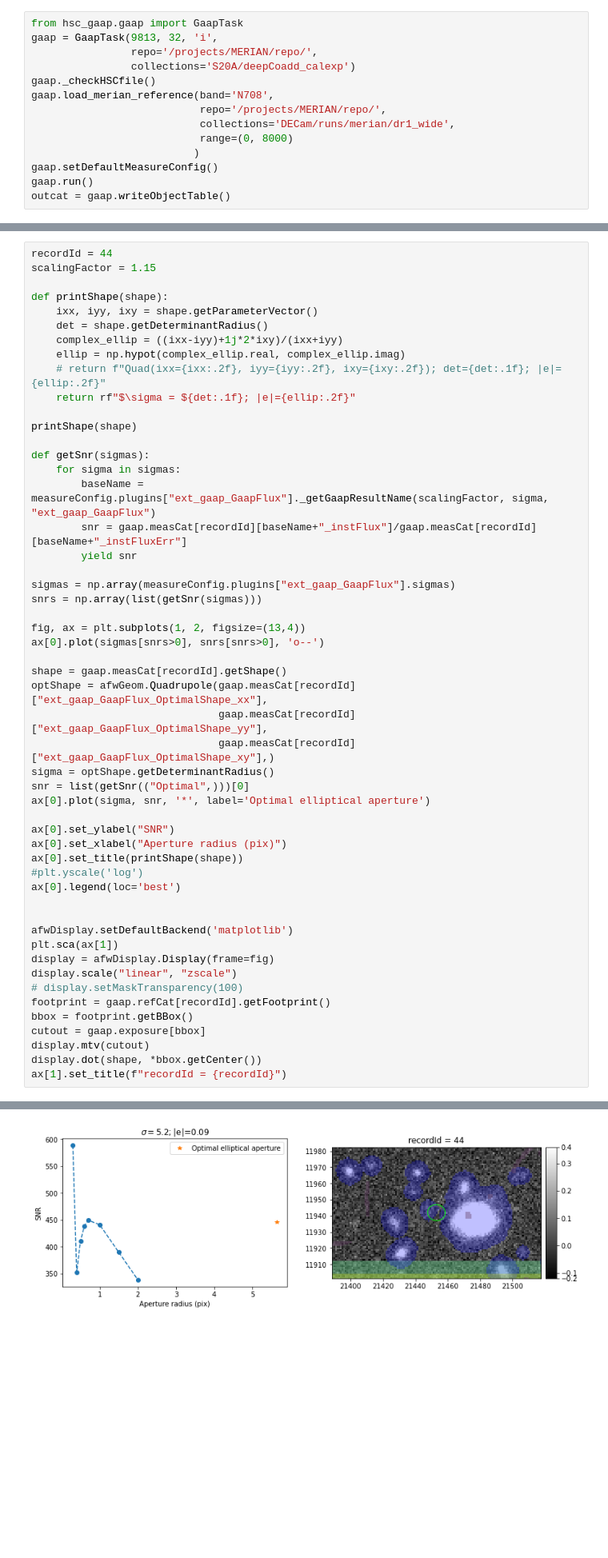
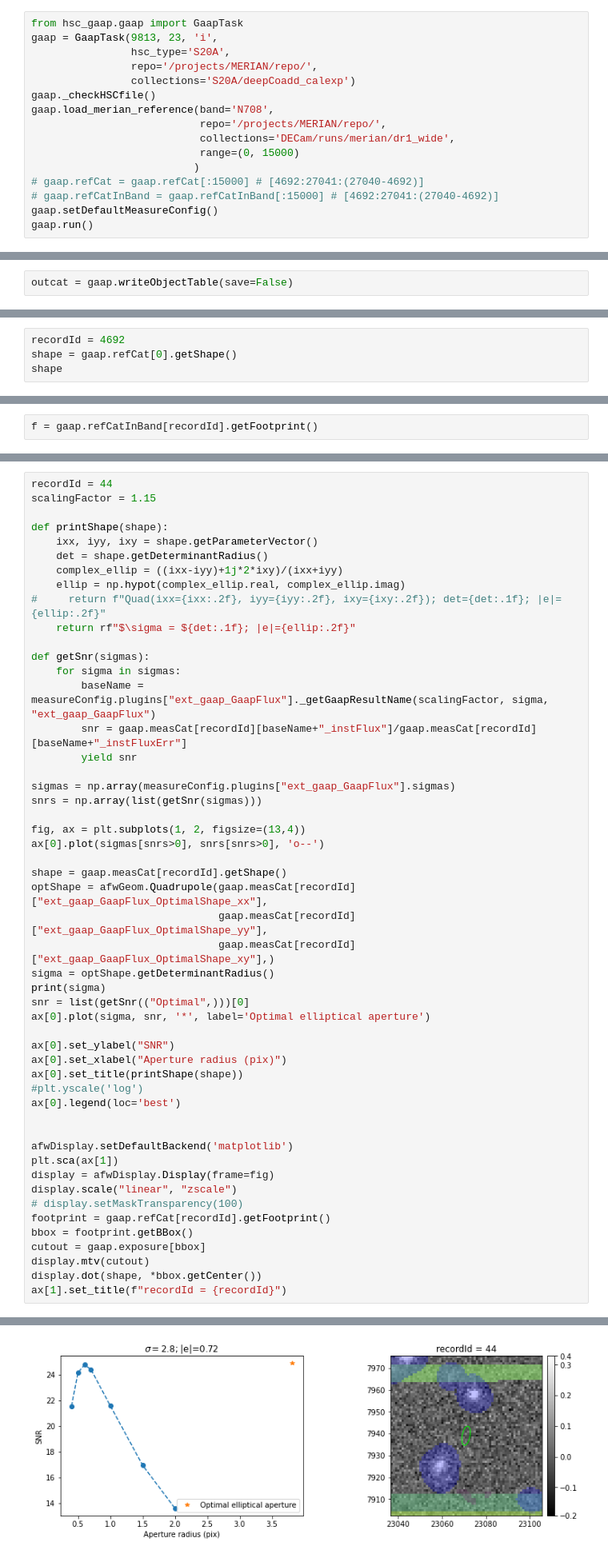
Before and after one commit to MerianSurvey/lambo, a Jupyter notebook: notebooks/hsc_gaap/S20A_gaap_pipe.ipynb, the cells around one changed output, grey strips where cells are left out. Shown at 80% size. Cells and saved outputs as stored; diff of their text form; blank space fills up the shorter version.

Commit message:
gaap problem

```diff
--- a/notebooks/hsc_gaap/S20A_gaap_pipe.ipynb
+++ b/notebooks/hsc_gaap/S20A_gaap_pipe.ipynb
@@ -41,15 +55,17 @@ np.where(np.array(common_patches) == 32)
 # %%
 from hsc_gaap.gaap import GaapTask
-gaap = GaapTask(9813, 32, 'i',
+gaap = GaapTask(9813, 23, 'i',
+                hsc_type='S20A',
                 repo='/projects/MERIAN/repo/',
                 collections='S20A/deepCoadd_calexp')
 gaap._checkHSCfile()
 gaap.load_merian_reference(band='N708',
                            repo='/projects/MERIAN/repo/',
                            collections='DECam/runs/merian/dr1_wide',
-                           range=(0, 8000)
+                           range=(0, 15000)
                           )
+# gaap.refCat = gaap.refCat[:15000] # [4692:27041:(27040-4692)]
+# gaap.refCatInBand = gaap.refCatInBand[:15000] # [4692:27041:(27040-4692)]
 gaap.setDefaultMeasureConfig()
 gaap.run()
-outcat = gaap.writeObjectTable()
 # %% [output]
@@ -96,3 +146,5 @@ plt.loglog()
+# %%
+outcat = gaap.writeObjectTable(save=False)
 # %%
 good_objects = ~(outcat["i_gaap_flag"] | outcat['i_gaapOptimalFlux_flag_bigPsf'])
 np.sum(good_objects), len(good_objects)
@@ -153,0 +197,4 @@ array([ 0,  1,  3,  4,  6,  7,  8,  9, 10, 11, 12, 14, 15, 16, 17, 19, 20,
+# %%
+recordId = 4692
+shape = gaap.refCat[0].getShape()
+shape
@@ -153,0 +230,2 @@ array([ 0,  1,  3,  4,  6,  7,  8,  9, 10, 11, 12, 14, 15, 16, 17, 19, 20,
+# %%
+f = gaap.refCatInBand[recordId].getFootprint()
@@ -160,10 +266,8 @@ def printShape(shape):
     det = shape.getDeterminantRadius()
     complex_ellip = ((ixx-iyy)+1j*2*ixy)/(ixx+iyy)
     ellip = np.hypot(complex_ellip.real, complex_ellip.imag)
-    # return f"Quad(ixx={ixx:.2f}, iyy={iyy:.2f}, ixy={ixy:.2f}); det={det:.1f}; |e|={ellip:.2f}"
+#     return f"Quad(ixx={ixx:.2f}, iyy={iyy:.2f}, ixy={ixy:.2f}); det={det:.1f}; |e|={ellip:.2f}"
     return rf"$\sigma = ${det:.1f}; |e|={ellip:.2f}"
-
-printShape(shape)
 
 def getSnr(sigmas):
     for sigma in sigmas:
@@ -182,6 +286,7 @@ optShape = afwGeom.Quadrupole(gaap.measCat[recordId]["ext_gaap_GaapFlux_OptimalS
                               gaap.measCat[recordId]["ext_gaap_GaapFlux_OptimalShape_yy"],
                               gaap.measCat[recordId]["ext_gaap_GaapFlux_OptimalShape_xy"],)
 sigma = optShape.getDeterminantRadius()
+print(sigma)
 snr = list(getSnr(("Optimal",)))[0]
 ax[0].plot(sigma, snr, '*', label='Optimal elliptical aperture')
 
@@ -208,4 +314,4 @@ Text(0.5, 1.0, 'recordId = 44')
-[figure, old version]
+[figure, new version]
 # %%
 shape
 # %% [output]
```
Also changed, not shown: parts of 34 cells of this notebook, 10 other files.
